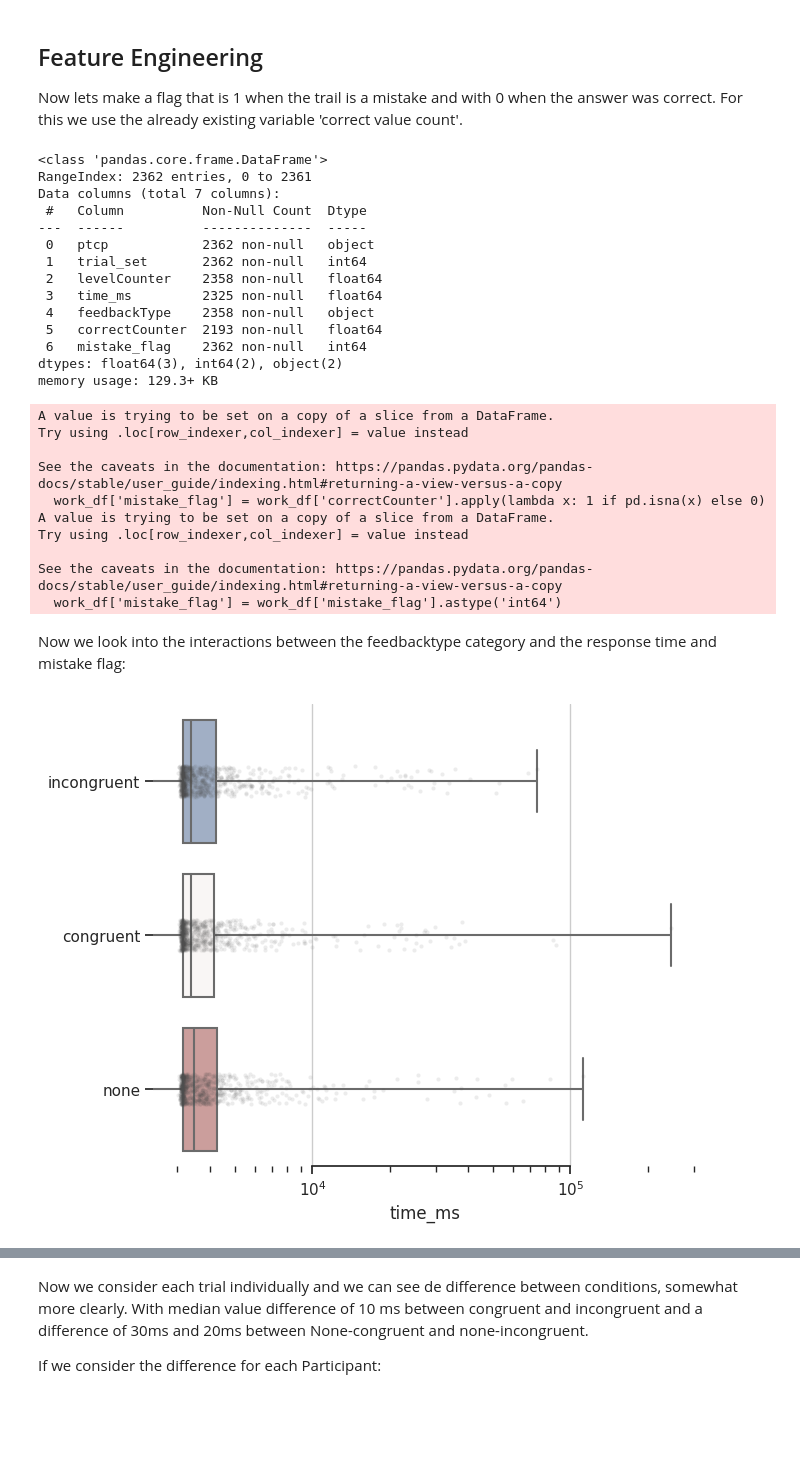
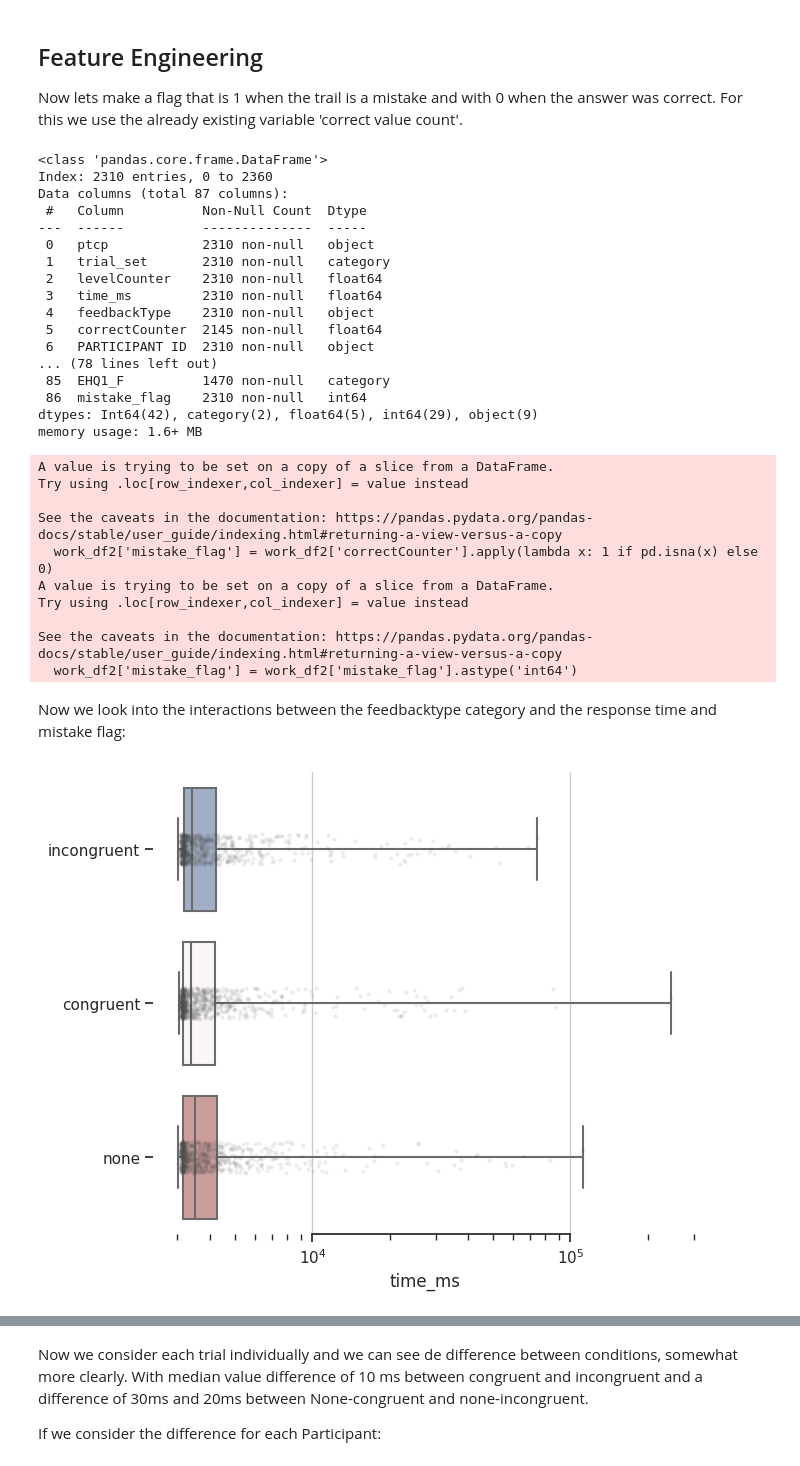
Before and after one commit to BenjaminDupre/m-b_thesis, a Jupyter notebook: Analysis/Analysis..ipynb, the cells around one changed output, grey strips where cells are left out. Saved outputs shown, nothing was run; the diff lists cells and outputs as text; code cells hidden in the pictures; blank space fills up the shorter version.

```diff
--- a/Analysis/Analysis..ipynb
+++ b/Analysis/Analysis..ipynb
@@ -176,6 +176,18 @@ work_qstn['ptcp'] = work_qstn['PARTICIPANT ID'].str.lower().str.replace('_', '',
 work_qstn['ptcp'] = work_qstn['ptcp'].str.replace('_', '', regex=True)
 work_qstn['ptcp'] = work_qstn['ptcp'].str.replace('-backup', '', regex=True)
 work_qstn['body°'] = work_qstn['body°'].str.replace('°', '', regex=True).astype('float64')
+# List of columns that need to be converted
+columns_to_convert = [
+    'post_VRF1', 'post_VRF2', 'post_VRF3', 'post_VRF4', 'post_VRF5', 'post_VRF6',
+    'post_VRF7', 'post_VRF8', 'post_VRF9', 'post_VRF10', 'post_VRF11', 'post_VRF12',
+    'post_VRF13', 'post_VRF14', 'post_VRF15', 'post_VRF16', 'post_VRF17', 'post_VRF18',
+    'post_VRF19', 'post_VRF20', 'post_VRF21', 'post_VRF22', 'post_VRF23', 'post_VRF24',
+    'post_VRF25', 'post_VRF26']
+
+for column in columns_to_convert:
+    # Replace space characters with NaN
+    work_qstn[column] = work_qstn[column].replace(' ', np.nan)
+
 
 work_qstn.info()
 # %% [output]
@@ -295,7 +331,7 @@ Name: levelCounter, Length: 66, dtype: int64
 Due to a failure in the excecution of the program while taking the experiment; the last level (35) is missing for most participants in set 3. I think we need to remove it for all participants in all sets since we don' want to umbalanced the results.
 # %%
 # removing
-work_df2 =  work_df[work_df['levelCounter']<35]
+work_df2 =  merged_df[merged_df['levelCounter']<35]
 work_df2.info()
 # %% [output]
 <class 'pandas.core.frame.DataFrame'>
@@ -468,66 +502,69 @@ As the EDA shows, reponse time is a highly skew variable with outlier. Wich we w
 ## Feature Engineering
 Now lets make a flag that is 1 when the trail is a mistake and with 0 when the answer was correct. For this we use the already existing variable 'correct value count'.
 # %%
-work_df['mistake_flag'] = work_df['correctCounter'].apply(lambda x: 1 if pd.isna(x) else 0)
-work_df['mistake_flag'] = work_df['mistake_flag'].astype('int64')
-work_df.info()
+work_df2['mistake_flag'] = work_df2['correctCounter'].apply(lambda x: 1 if pd.isna(x) else 0)
+work_df2['mistake_flag'] = work_df2['mistake_flag'].astype('int64')
+work_df2.info()
 # %% [output]
 <class 'pandas.core.frame.DataFrame'>
-RangeIndex: 2362 entries, 0 to 2361
-Data columns (total 7 columns):
+Index: 2310 entries, 0 to 2360
+Data columns (total 87 columns):
  #   Column          Non-Null Count  Dtype
 ---  ------          --------------  -----
- 0   ptcp            2362 non-null   object
- 1   trial_set       2362 non-null   int64
- 2   levelCounter    2358 non-null   float64
- 3   time_ms         2325 non-null   float64
- 4   feedbackType    2358 non-null   object
- 5   correctCounter  2193 non-null   float64
- 6   mistake_flag    2362 non-null   int64
-dtypes: float64(3), int64(2), object(2)
-memory usage: 129.3+ KB
+ 0   ptcp            2310 non-null   object
+ 1   trial_set       2310 non-null   category
+ 2   levelCounter    2310 non-null   float64
+ 3   time_ms         2310 non-null   float64
+ 4   feedbackType    2310 non-null   object
+ 5   correctCounter  2145 non-null   float64
+ 6   PARTICIPANT ID  2310 non-null   object
+... (78 lines left out)
+ 85  EHQ1_F          1470 non-null   category
+ 86  mistake_flag    2310 non-null   int64
+dtypes: Int64(42), category(2), float64(5), int64(29), object(9)
+memory usage: 1.6+ MB
 A value is trying to be set on a copy of a slice from a DataFrame.
 Try using .loc[row_indexer,col_indexer] = value instead
 
 See the caveats in the documentation: https://pandas.pydata.org/pandas-docs/stable/user_guide/indexing.html#returning-a-view-versus-a-copy
-  work_df['mistake_flag'] = work_df['correctCounter'].apply(lambda x: 1 if pd.isna(x) else 0)
+  work_df2['mistake_flag'] = work_df2['correctCounter'].apply(lambda x: 1 if pd.isna(x) else 0)
 A value is trying to be set on a copy of a slice from a DataFrame.
 Try using .loc[row_indexer,col_indexer] = value instead
 
 See the caveats in the documentation: https://pandas.pydata.org/pandas-docs/stable/user_guide/indexing.html#returning-a-view-versus-a-copy
-  work_df['mistake_flag'] = work_df['mistake_flag'].astype('int64')
+  work_df2['mistake_flag'] = work_df2['mistake_flag'].astype('int64')
 # %% [markdown]
 Now we look into the interactions between the feedbacktype category and the response time and mistake flag:
 # %%
 # Set the style of the graph
 sns.set_theme(style='ticks')
 
 # Initialize the figure with a logarithmic x-axis and specify the figure size
 fig, ax = plt.subplots(figsize=(7, 6))
 ax.set_xscale("log")
 
 # Plotting boxplot
 sns.boxplot(
-    data=work_df, x='time_ms', y='feedbackType',
+    data=work_df2, x='time_ms', y='feedbackType',
     palette="vlag", whis=[0, 100],  showfliers=False
 )
 
 # Add points to show each observation
 sns.stripplot(
     data=work_df, x='time_ms', y='feedbackType', size=3, color=".3",alpha=0.1, dodge=True
 )
 
 
 # Set the x-axis limits to 2500 and 10000 ms
 #ax.set_xlim(2500, 10000)
 
 # Show the plot
 ax.xaxis.grid(True)
 ax.set(ylabel="")
 sns.despine(trim=True, left=True)
 #plt.show()
 # %% [output]
-[figure, old version]
+[figure, new version]
 # %% [markdown]
 First thing we can see is there is a huge spread in response time. And a hight Kurtosis
 
```
Also changed, not shown: parts of 17 cells of this notebook.
